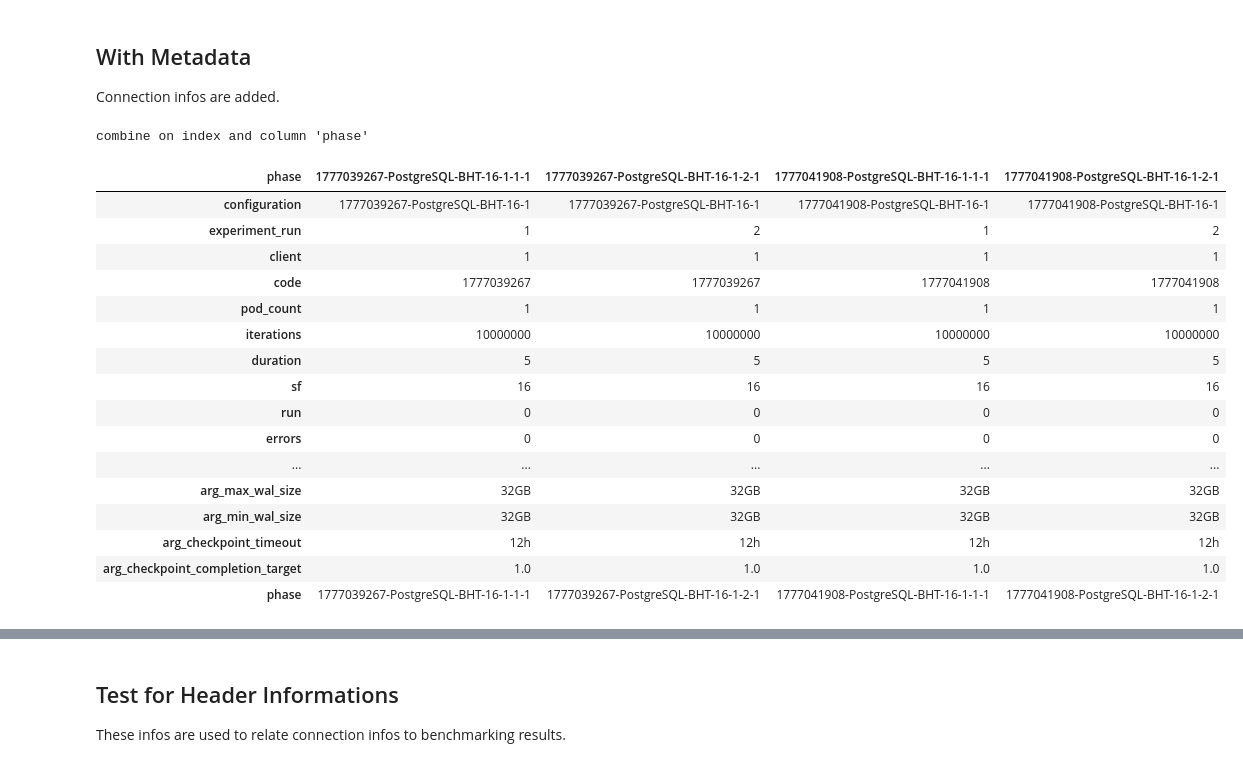
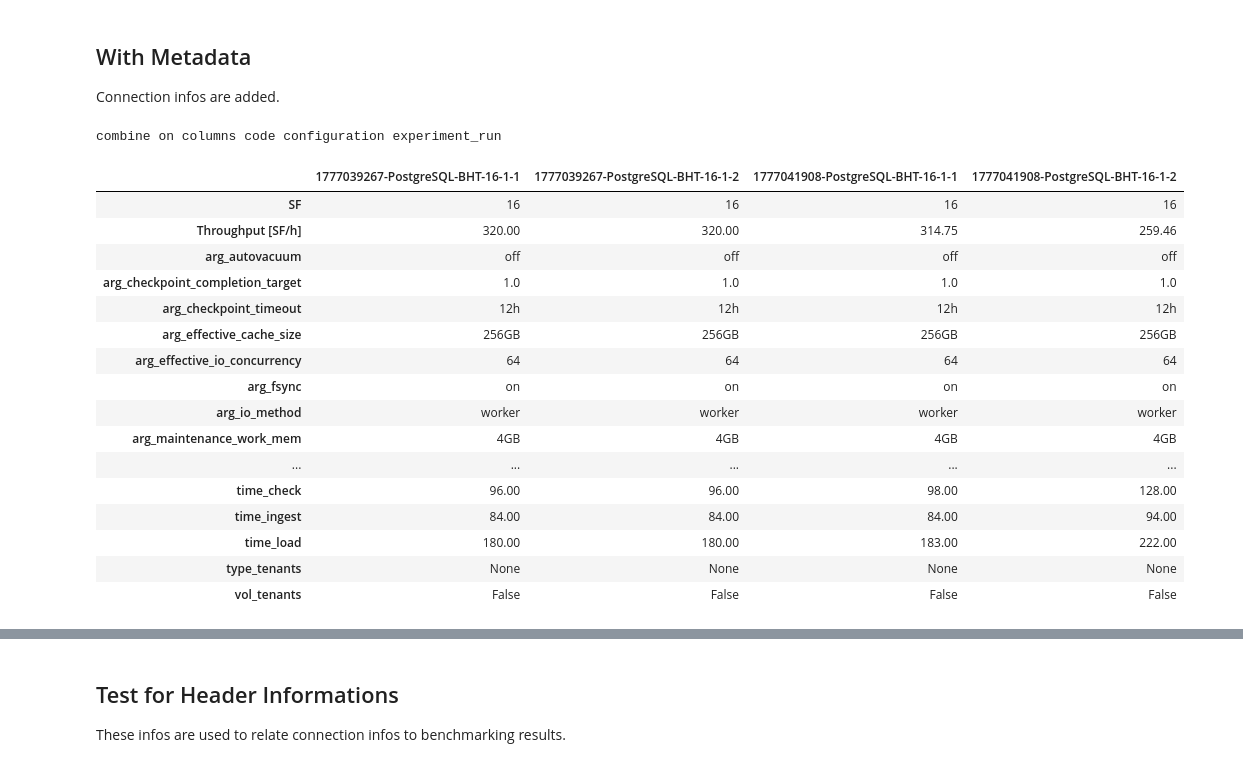
Before and after one commit to Beuth-Erdelt/Benchmark-Experiment-Host-Manager, a Jupyter notebook: dev/Collector-HammerDB.ipynb, the cells around one changed output, grey strips where cells are left out. Cells and saved outputs as stored; diff of their text form; code cells hidden in the pictures.

Commit message:
Collector: collect loading - further unification

```diff
--- a/dev/Collector-HammerDB.ipynb
+++ b/dev/Collector-HammerDB.ipynb
@@ -18,8 +18,8 @@ from notebookutils import *
 # %% [markdown]
 # Collect Results
 # %%
-#path = r"D:\data\benchmarks"
-path = r"/data/benchmarks"
+path = r"D:\data\benchmarks"
+#path = r"/data/benchmarks"
 filename_prefix = "demo_"
 b_plot_save = False
 b_skip_plots = True
@@ -615,24 +556,24 @@ merged_df.T
 
 Connection infos are added.
 # %%
-df = collect.add_metadata(merged_df)
+df = collect.add_metadata(df)
 df.T
 # %% [output]
-combine on index and column 'phase'
+combine on columns code configuration experiment_run
-| phase | 1777039267-PostgreSQL-BHT-16-1-1-1 | 1777039267-PostgreSQL-BHT-16-1-2-1 | 1777041908-PostgreSQL-BHT-16-1-1-1 | 1777041908-PostgreSQL-BHT-16-1-2-1 |
-| configuration | 1777039267-PostgreSQL-BHT-16-1 | 1777039267-PostgreSQL-BHT-16-1 | 1777041908-PostgreSQL-BHT-16-1 | 1777041908-PostgreSQL-BHT-16-1 |
-| experiment_run | 1 | 2 | 1 | 2 |
-| client | 1 | 1 | 1 | 1 |
-| code | 1777039267 | 1777039267 | 1777041908 | 1777041908 |
-| pod_count | 1 | 1 | 1 | 1 |
-| iterations | 10000000 | 10000000 | 10000000 | 10000000 |
-| duration | 5 | 5 | 5 | 5 |
-| sf | 16 | 16 | 16 | 16 |
-| run | 0 | 0 | 0 | 0 |
-| errors | 0 | 0 | 0 | 0 |
+|  | 1777039267-PostgreSQL-BHT-16-1-1 | 1777039267-PostgreSQL-BHT-16-1-2 | 1777041908-PostgreSQL-BHT-16-1-1 | 1777041908-PostgreSQL-BHT-16-1-2 |
+| SF | 16 | 16 | 16 | 16 |
+| Throughput [SF/h] | 320.00 | 320.00 | 314.75 | 259.46 |
+| arg_autovacuum | off | off | off | off |
+| arg_checkpoint_completion_target | 1.0 | 1.0 | 1.0 | 1.0 |
+| arg_checkpoint_timeout | 12h | 12h | 12h | 12h |
+| arg_effective_cache_size | 256GB | 256GB | 256GB | 256GB |
+| arg_effective_io_concurrency | 64 | 64 | 64 | 64 |
+| arg_fsync | on | on | on | on |
+| arg_io_method | worker | worker | worker | worker |
+| arg_maintenance_work_mem | 4GB | 4GB | 4GB | 4GB |
 | ... | ... | ... | ... | ... |
-| arg_max_wal_size | 32GB | 32GB | 32GB | 32GB |
-| arg_min_wal_size | 32GB | 32GB | 32GB | 32GB |
-| arg_checkpoint_timeout | 12h | 12h | 12h | 12h |
-| arg_checkpoint_completion_target | 1.0 | 1.0 | 1.0 | 1.0 |
-| phase | 1777039267-PostgreSQL-BHT-16-1-1-1 | 1777039267-PostgreSQL-BHT-16-1-2-1 | 1777041908-PostgreSQL-BHT-16-1-1-1 | 1777041908-PostgreSQL-BHT-16-1-2-1 |
+| time_check | 96.00 | 96.00 | 98.00 | 128.00 |
+| time_ingest | 84.00 | 84.00 | 84.00 | 94.00 |
+| time_load | 180.00 | 180.00 | 183.00 | 222.00 |
+| type_tenants | None | None | None | None |
+| vol_tenants | False | False | False | False |
```
Also changed, not shown: parts of 11 cells of this notebook, 6 other files.
